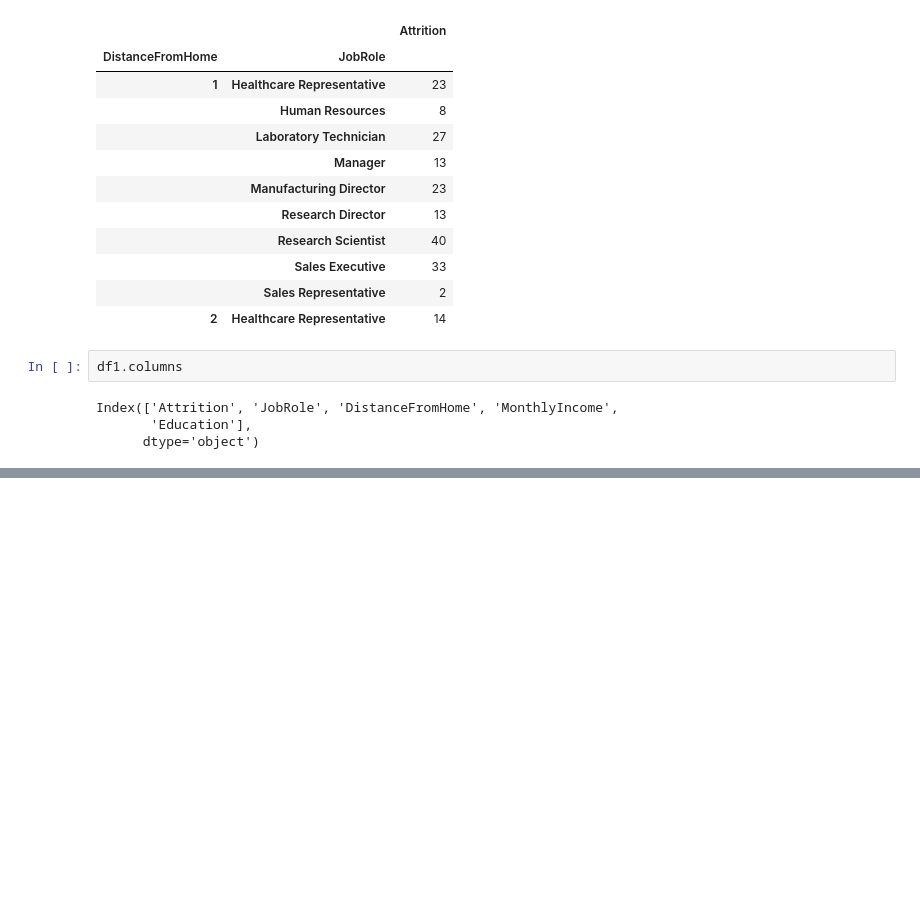
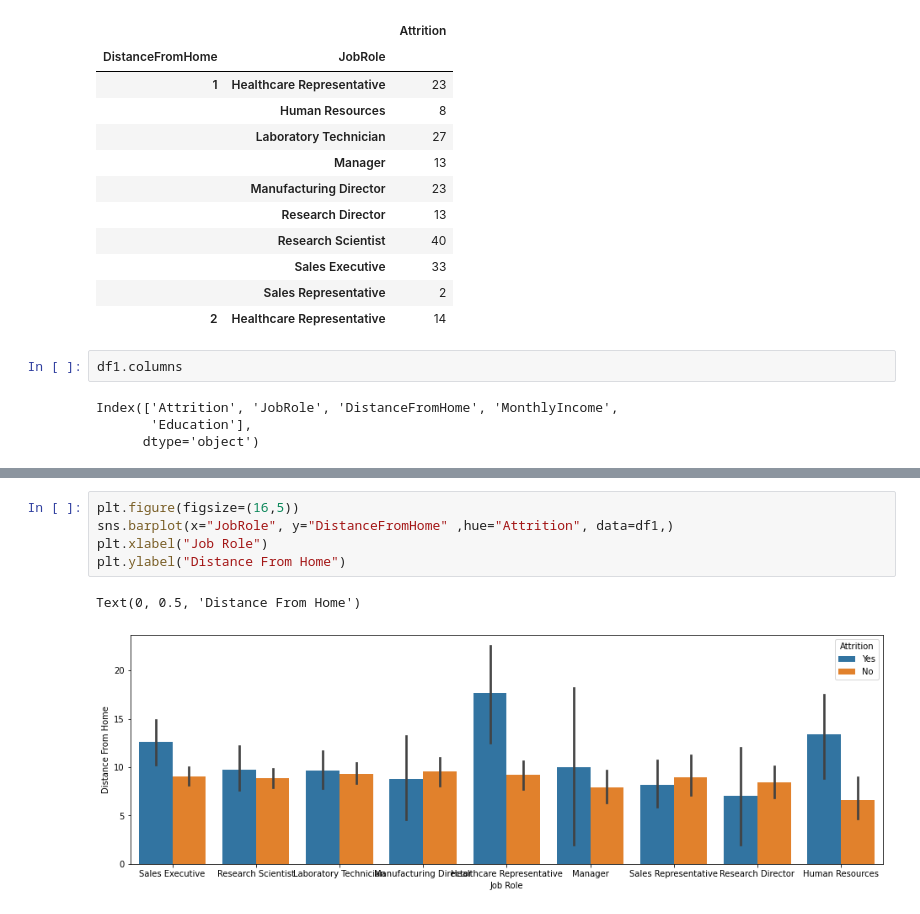
Before and after one commit to Adongo/HR-Employee-Attrition, a Jupyter notebook: Assignment 2.ipynb, the cells around one changed output, grey strips where cells are left out. Cells and saved outputs as stored; diff of their text form; blank space fills up the shorter version.

Commit message:
Worked on the plots

```diff
--- a/Assignment 2.ipynb
+++ b/Assignment 2.ipynb
@@ -135,0 +150,8 @@ Index(['Attrition', 'JobRole', 'DistanceFromHome', 'MonthlyIncome',
+# %%
+plt.figure(figsize=(16,5))
+sns.barplot(x="JobRole", y="DistanceFromHome" ,hue="Attrition", data=df1,)
+plt.xlabel("Job Role")
+plt.ylabel("Distance From Home")
+# %% [output]
+Text(0, 0.5, 'Distance From Home')
+[figure, added]
```
Also changed, not shown: parts of 6 cells of this notebook.
